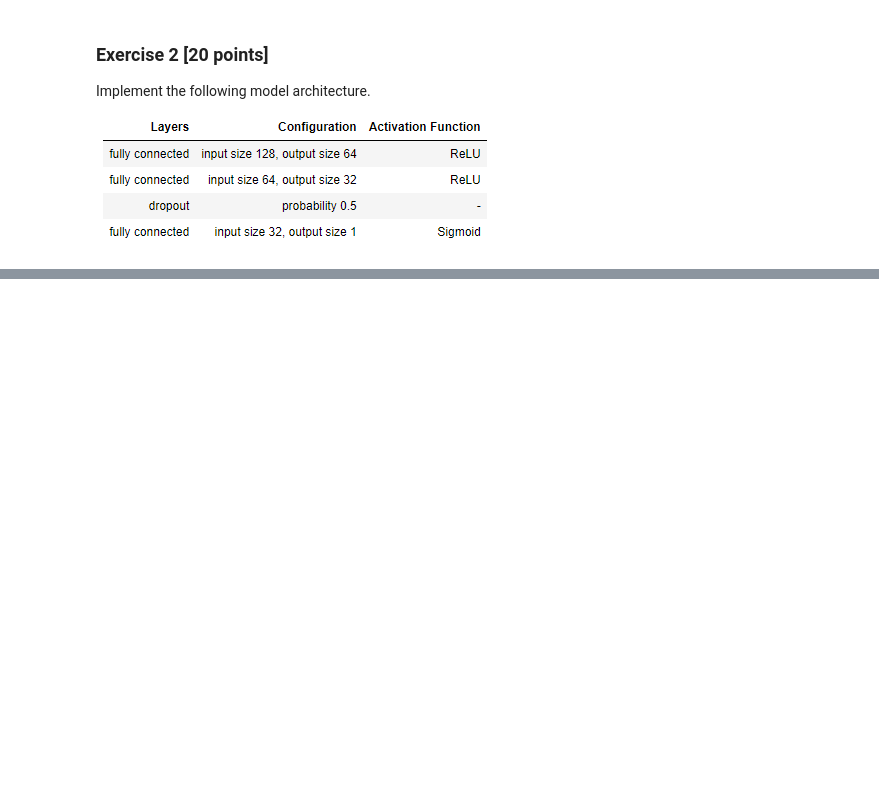
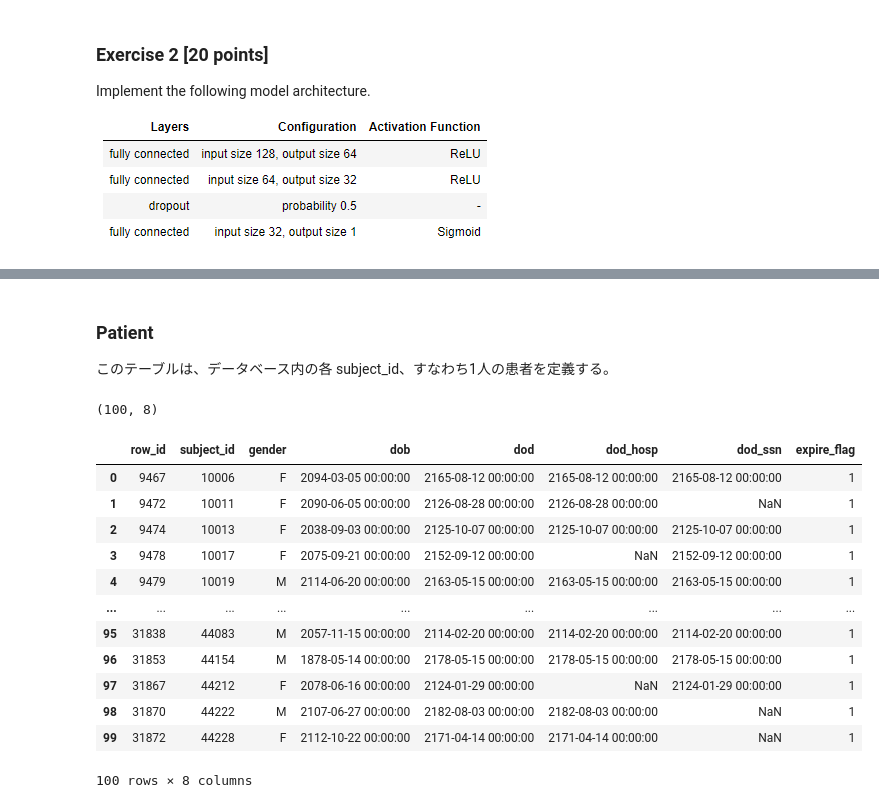
Before and after one commit to niikun/DL_for_health_care, a Jupyter notebook: Lab2.ipynb, the cells around one changed output, grey strips where cells are left out. Drawn from its saved outputs; the diff is of its cells as text; code cells hidden in the pictures; blank space fills up the shorter version.

```diff
--- a/Lab2.ipynb
+++ b/Lab2.ipynb
@@ -202,0 +214,23 @@ assert output.shape == (2, 1), "Net() is wrong!"
+# %% [markdown]
+### Patient
+このテーブルは、データベース内の各 subject_id、すなわち1人の患者を定義する。
+# %%
+DATA_PATH = "/content/drive/MyDrive/coursera/Deep Learning for Healthcare/"
+patients = pd.read_csv(os.path.join(f'{DATA_PATH}/PATIENTS.csv'))
+print(patients.shape)
+patients
+# %% [output]
+(100, 8)
+|  | row_id | subject_id | gender | dob | dod | dod_hosp | dod_ssn | expire_flag |
+| 0 | 9467 | 10006 | F | 2094-03-05 00:00:00 | 2165-08-12 00:00:00 | 2165-08-12 00:00:00 | 2165-08-12 00:00:00 | 1 |
+| 1 | 9472 | 10011 | F | 2090-06-05 00:00:00 | 2126-08-28 00:00:00 | 2126-08-28 00:00:00 | NaN | 1 |
+| 2 | 9474 | 10013 | F | 2038-09-03 00:00:00 | 2125-10-07 00:00:00 | 2125-10-07 00:00:00 | 2125-10-07 00:00:00 | 1 |
+| 3 | 9478 | 10017 | F | 2075-09-21 00:00:00 | 2152-09-12 00:00:00 | NaN | 2152-09-12 00:00:00 | 1 |
+| 4 | 9479 | 10019 | M | 2114-06-20 00:00:00 | 2163-05-15 00:00:00 | 2163-05-15 00:00:00 | 2163-05-15 00:00:00 | 1 |
+| ... | ... | ... | ... | ... | ... | ... | ... | ... |
+| 95 | 31838 | 44083 | M | 2057-11-15 00:00:00 | 2114-02-20 00:00:00 | 2114-02-20 00:00:00 | 2114-02-20 00:00:00 | 1 |
+| 96 | 31853 | 44154 | M | 1878-05-14 00:00:00 | 2178-05-15 00:00:00 | 2178-05-15 00:00:00 | 2178-05-15 00:00:00 | 1 |
+| 97 | 31867 | 44212 | F | 2078-06-16 00:00:00 | 2124-01-29 00:00:00 | NaN | 2124-01-29 00:00:00 | 1 |
+| 98 | 31870 | 44222 | M | 2107-06-27 00:00:00 | 2182-08-03 00:00:00 | 2182-08-03 00:00:00 | NaN | 1 |
+| 99 | 31872 | 44228 | F | 2112-10-22 00:00:00 | 2171-04-14 00:00:00 | 2171-04-14 00:00:00 | NaN | 1 |
+100 rows × 8 columns
```
Also changed, not shown: parts of 69 cells of this notebook.
